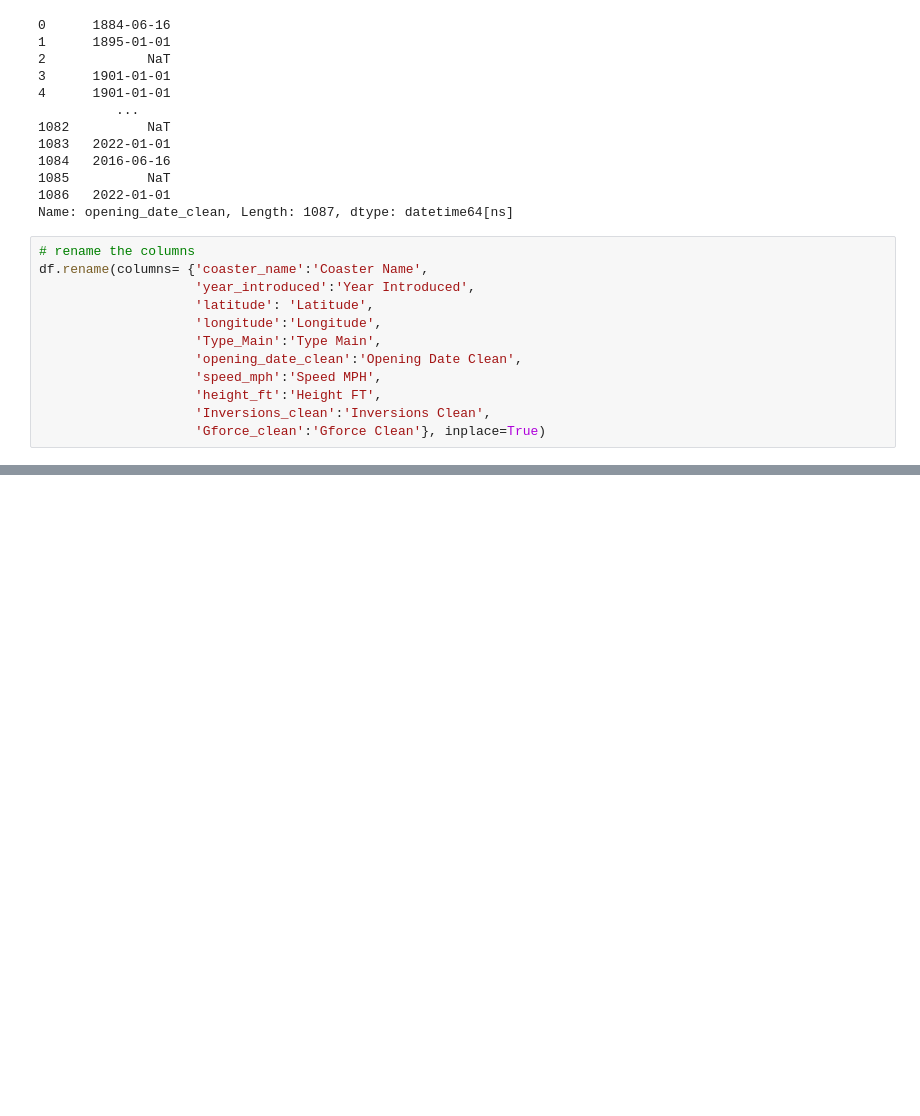
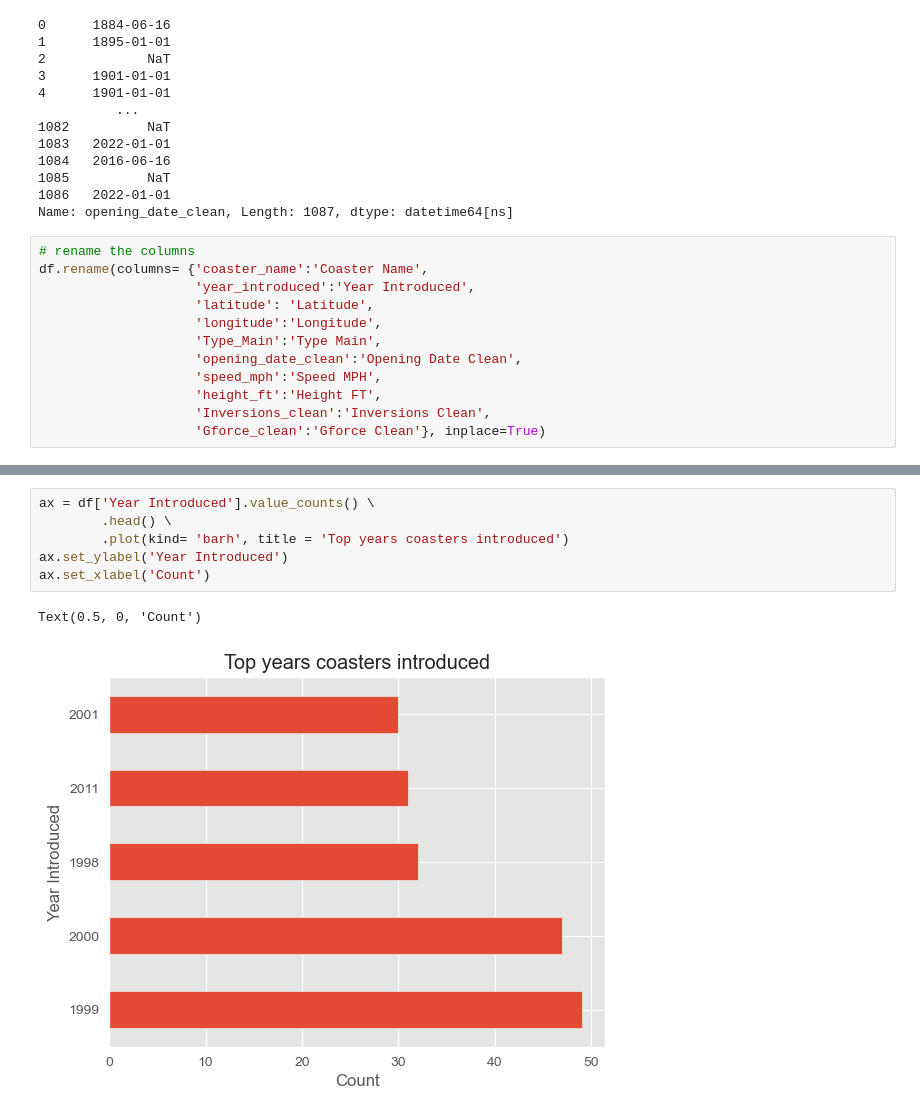
Before and after one commit to shyamghan17/MachineLearning, a Jupyter notebook: Kaggle/ExplotaryDataAnalysis.ipynb, the cells around one changed output, grey strips where cells are left out. Saved outputs shown, nothing was run; the diff lists cells and outputs as text; blank space fills up the shorter version.

```diff
--- a/Kaggle/ExplotaryDataAnalysis.ipynb
+++ b/Kaggle/ExplotaryDataAnalysis.ipynb
@@ -187,0 +189,9 @@ SyntaxError: invalid syntax (971378564.py, line 1)
+# %%
+ax = df['Year Introduced'].value_counts() \
+        .head() \
+        .plot(kind= 'barh', title = 'Top years coasters introduced')
+ax.set_ylabel('Year Introduced')
+ax.set_xlabel('Count')
+# %% [output]
+Text(0.5, 0, 'Count')
+[figure, added]
```
Also changed, not shown: parts of 16 cells of this notebook, 2 other files.
